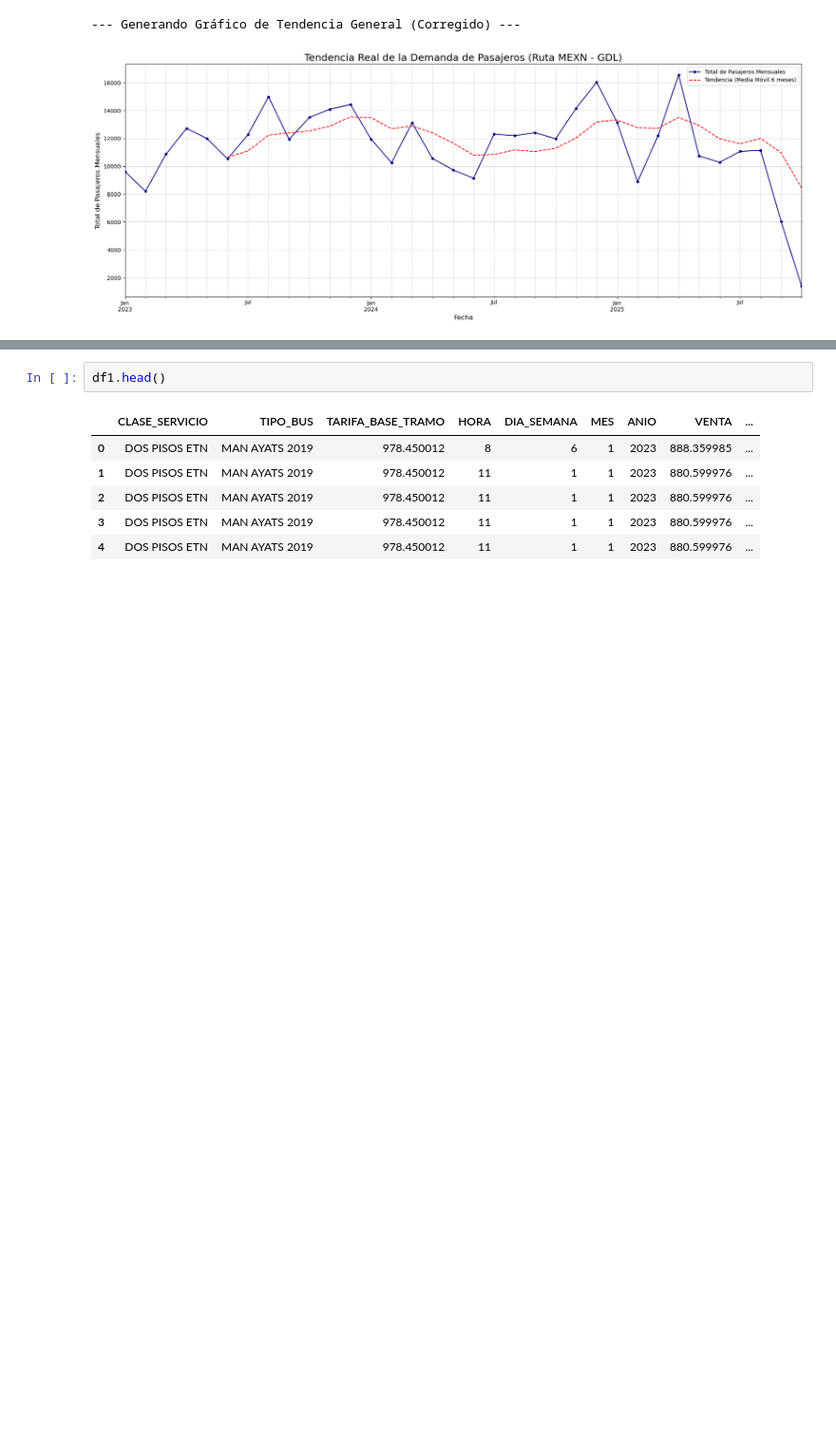
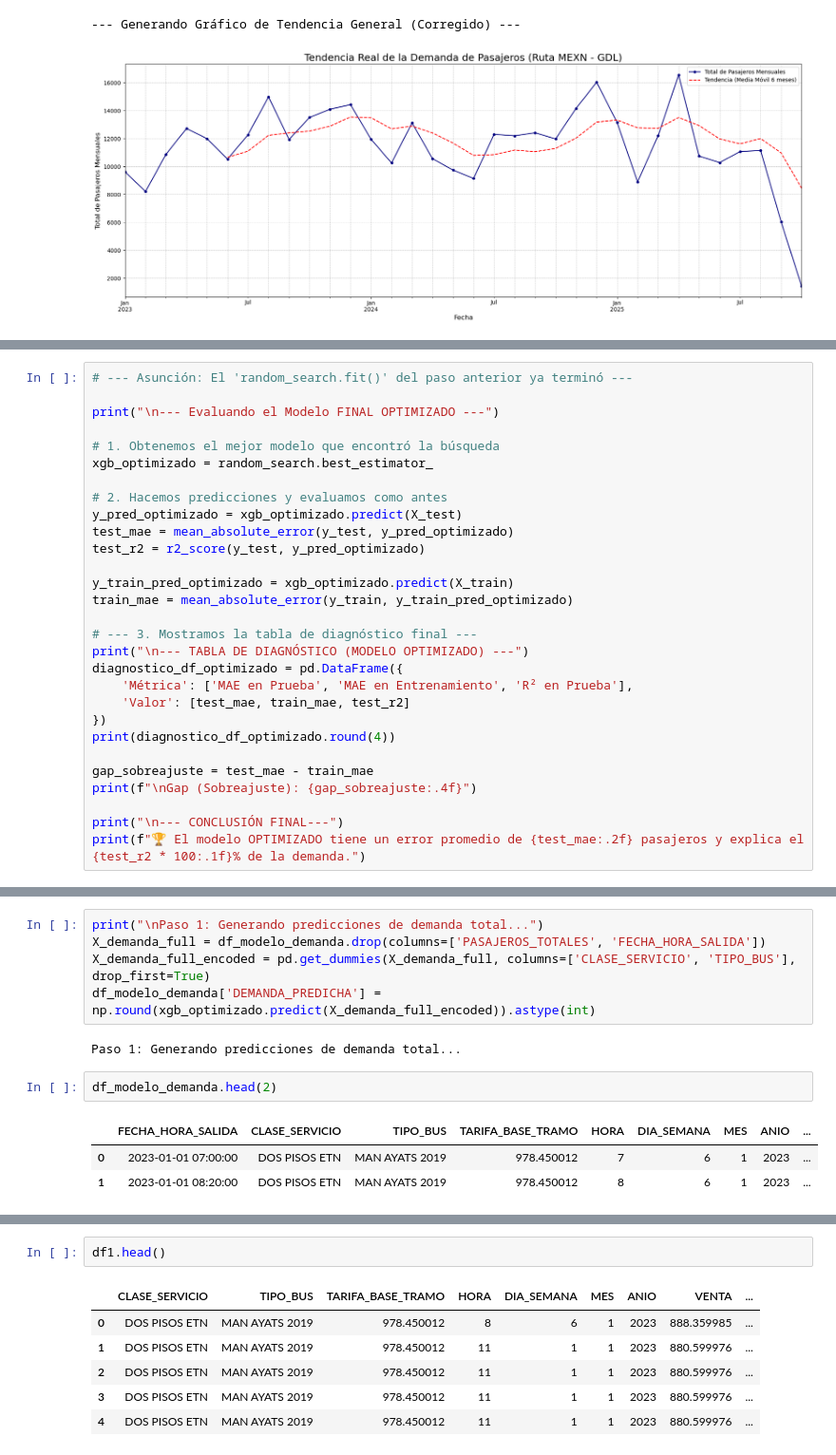
Before and after one commit to CossJe/Tarifa_Dinamica, a Jupyter notebook: 9.DynamicPricing_ETN/RedNeuronal.ipynb, the cells around one changed output, grey strips where cells are left out. Shown at 95% size. Cells and saved outputs as stored; diff of their text form; blank space fills up the shorter version.

```diff
--- a/9.DynamicPricing_ETN/RedNeuronal.ipynb
+++ b/9.DynamicPricing_ETN/RedNeuronal.ipynb
@@ -334,0 +457,29 @@ plt.show()
+# %%
+# --- Asunción: El 'random_search.fit()' del paso anterior ya terminó ---
+
+print("\n--- Evaluando el Modelo FINAL OPTIMIZADO ---")
+
+# 1. Obtenemos el mejor modelo que encontró la búsqueda
+xgb_optimizado = random_search.best_estimator_
+
+# 2. Hacemos predicciones y evaluamos como antes
+y_pred_optimizado = xgb_optimizado.predict(X_test)
+test_mae = mean_absolute_error(y_test, y_pred_optimizado)
+test_r2 = r2_score(y_test, y_pred_optimizado)
+
+y_train_pred_optimizado = xgb_optimizado.predict(X_train)
+train_mae = mean_absolute_error(y_train, y_train_pred_optimizado)
+
+# --- 3. Mostramos la tabla de diagnóstico final ---
+print("\n--- TABLA DE DIAGNÓSTICO (MODELO OPTIMIZADO) ---")
+diagnostico_df_optimizado = pd.DataFrame({
+    'Métrica': ['MAE en Prueba', 'MAE en Entrenamiento', 'R² en Prueba'],
+    'Valor': [test_mae, train_mae, test_r2]
+})
+print(diagnostico_df_optimizado.round(4))
+
+gap_sobreajuste = test_mae - train_mae
+print(f"\nGap (Sobreajuste): {gap_sobreajuste:.4f}")
+
+print("\n--- CONCLUSIÓN FINAL---")
+print(f"🏆 El modelo OPTIMIZADO tiene un error promedio de {test_mae:.2f} pasajeros y explica el {test_r2 * 100:.1f}% de la demanda.")
@@ -335,3 +510,16 @@ plt.show()
+# %%
+print("\nPaso 1: Generando predicciones de demanda total...")
+X_demanda_full = df_modelo_demanda.drop(columns=['PASAJEROS_TOTALES', 'FECHA_HORA_SALIDA'])
+X_demanda_full_encoded = pd.get_dummies(X_demanda_full, columns=['CLASE_SERVICIO', 'TIPO_BUS'], drop_first=True)
+df_modelo_demanda['DEMANDA_PREDICHA'] = np.round(xgb_optimizado.predict(X_demanda_full_encoded)).astype(int)
+# %% [output]
+Paso 1: Generando predicciones de demanda total...
+# %%
+df_modelo_demanda.head(2)
+# %% [output]
+|  | FECHA_HORA_SALIDA | CLASE_SERVICIO | TIPO_BUS | TARIFA_BASE_TRAMO | HORA | DIA_SEMANA | MES | ANIO | ... |
+| 0 | 2023-01-01 07:00:00 | DOS PISOS ETN | MAN AYATS 2019 | 978.450012 | 7 | 6 | 1 | 2023 | ... |
+| 1 | 2023-01-01 08:20:00 | DOS PISOS ETN | MAN AYATS 2019 | 978.450012 | 8 | 6 | 1 | 2023 | ... |
 # %%
 df1=df_estudio_1[['CLASE_SERVICIO',
     'TIPO_BUS',
```
Also changed, not shown: parts of 13 cells of this notebook.
